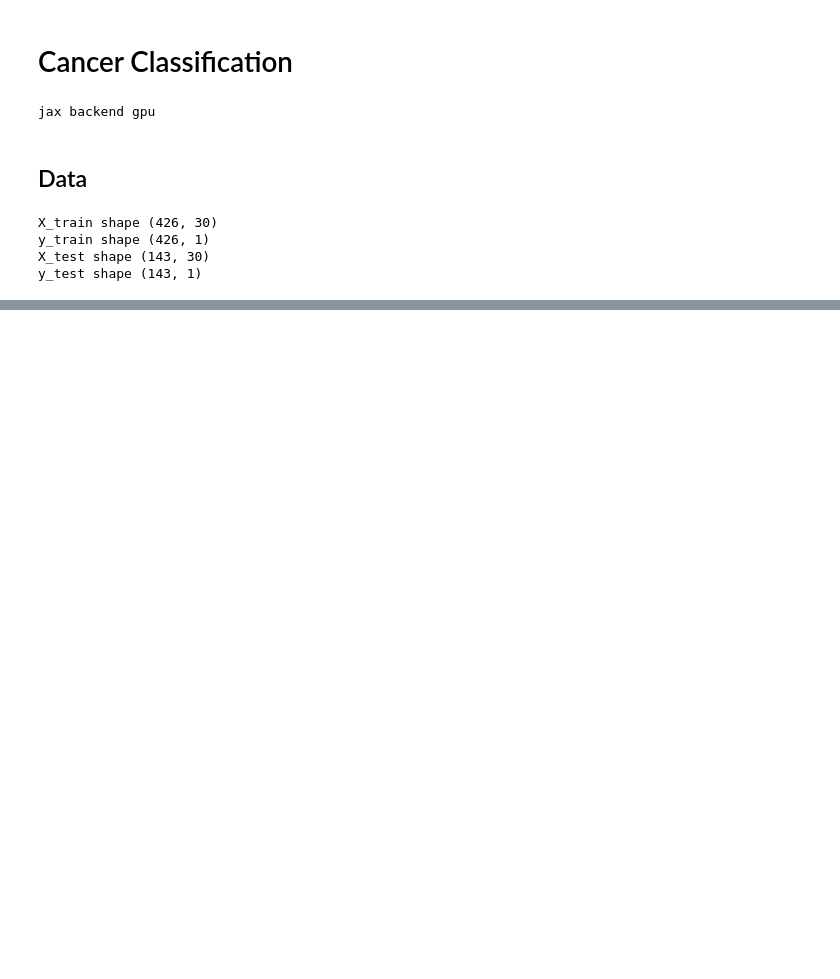
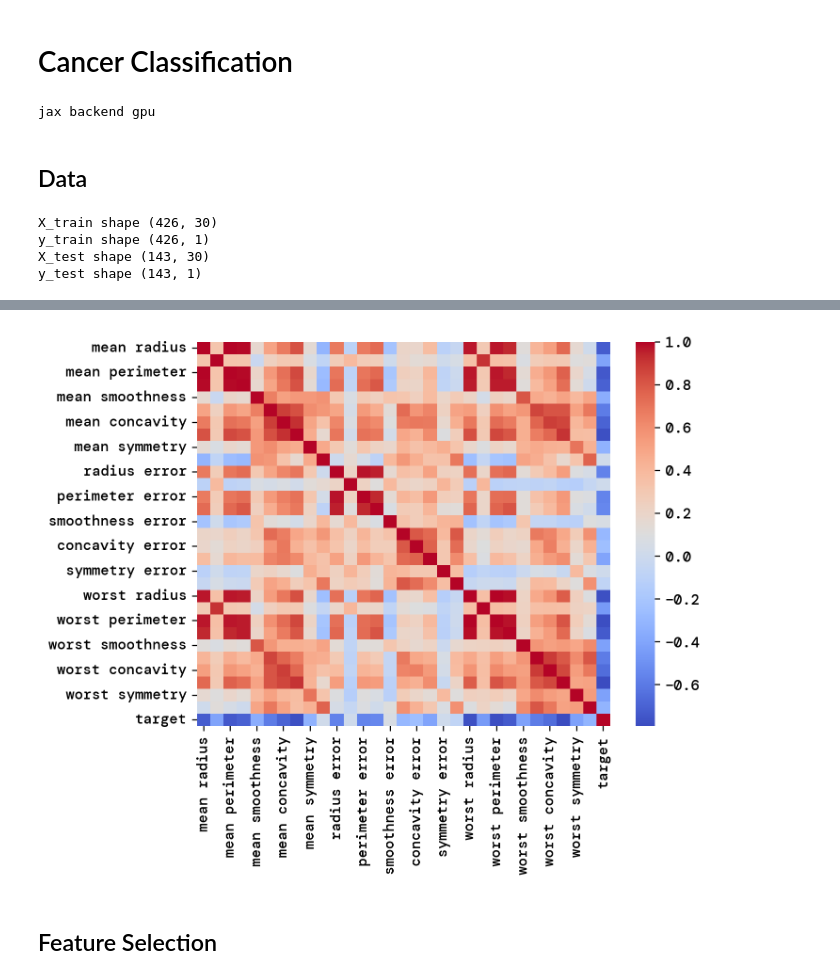
Before and after one commit to bragewiseth/MachineLearningProjects, a Jupyter notebook: project2/src/classification.ipynb, the cells around one changed output, grey strips where cells are left out. Cells and saved outputs as stored; diff of their text form; code cells hidden in the pictures; blank space fills up the shorter version.

```diff
--- a/project2/src/classification.ipynb
+++ b/project2/src/classification.ipynb
@@ -39,0 +63,13 @@ y_test shape (143, 1)
+# %%
+# correlation matrix
+cancer_df = pd.DataFrame(cancer.data,columns=cancer.feature_names)
+cancer_df["target"] = cancer.target
+corr = cancer_df.corr()
+plt.figure()
+sns.heatmap(corr,cmap="coolwarm")
+plt.savefig("../runsAndFigures/feature_correlation.png",bbox_inches='tight')
+plt.show()
+# %% [output]
+[figure, added]
+# %% [markdown]
+## Feature Selection
```
Also changed, not shown: parts of 10 cells of this notebook, 8 other files.
